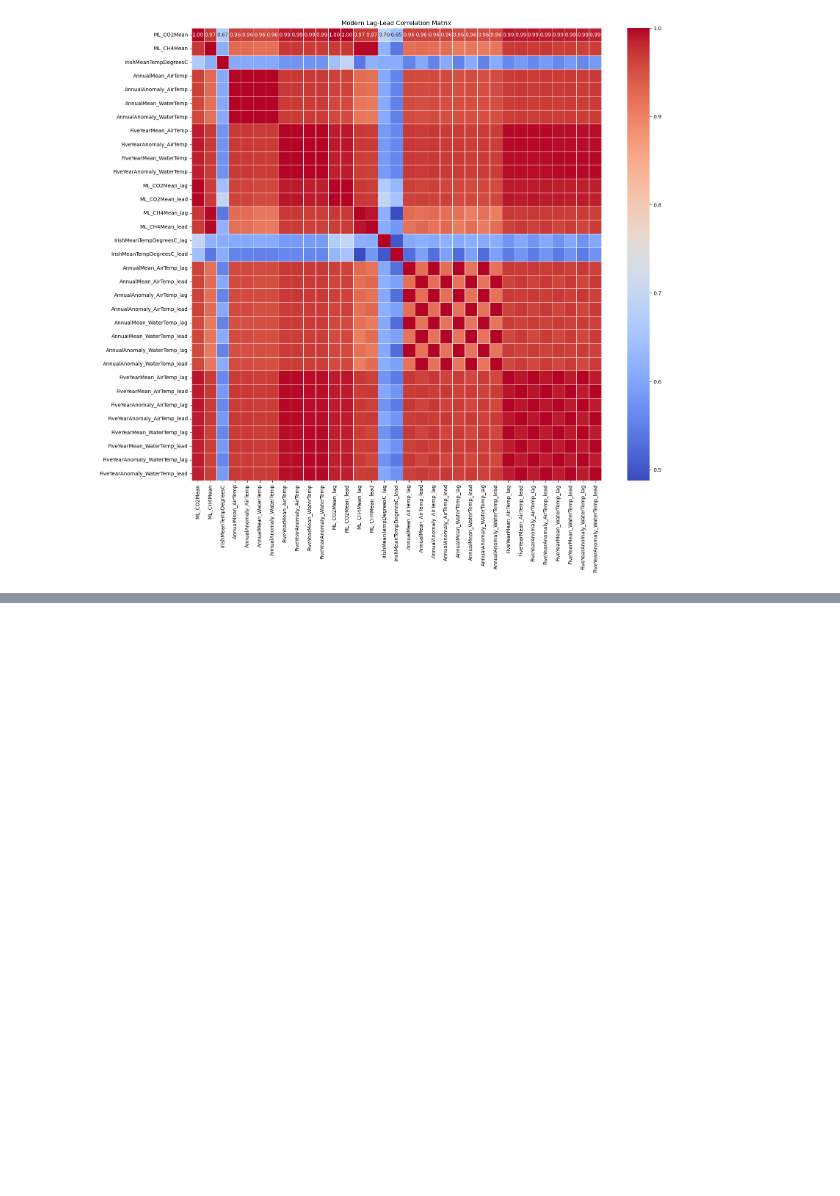
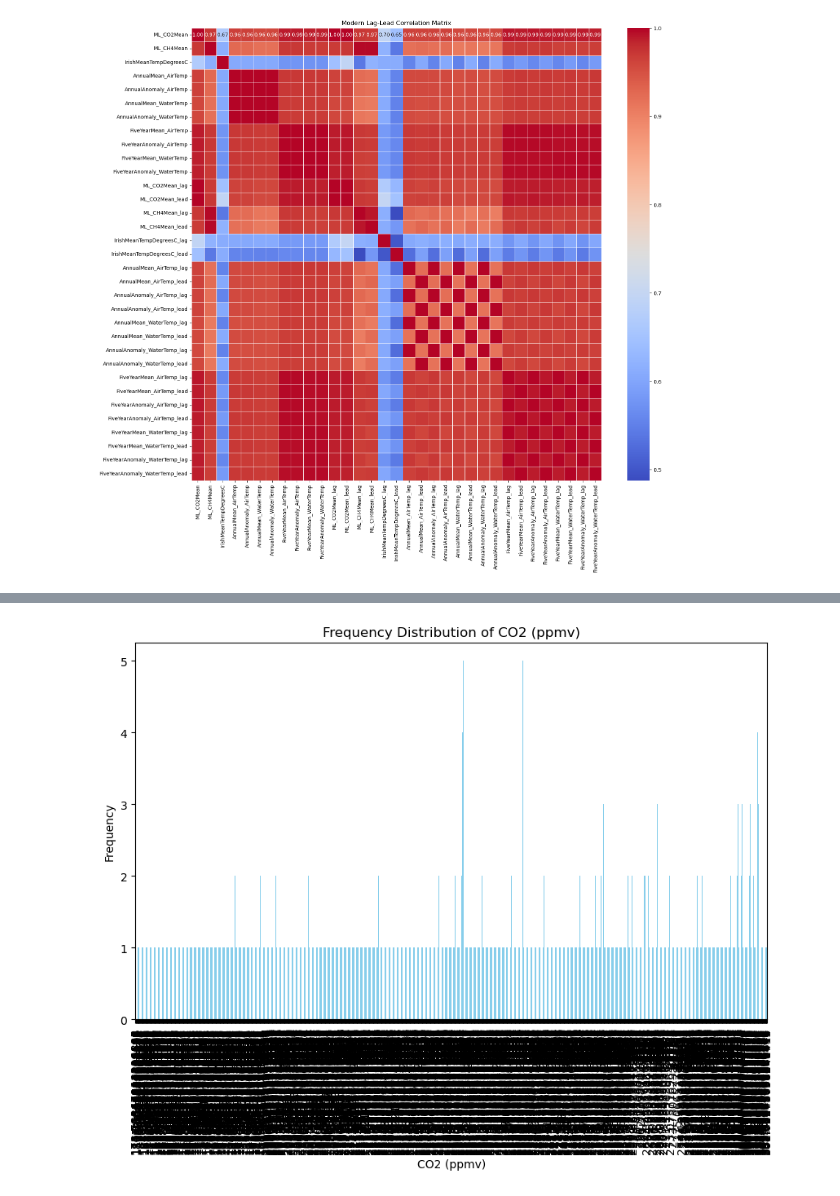
Before and after one commit to turps-pc90/PfDA_ClimateProject, a Jupyter notebook: project.ipynb, the cells around one changed output, grey strips where cells are left out. Saved outputs shown, nothing was run; the diff lists cells and outputs as text; code cells hidden in the pictures; blank space fills up the shorter version.

Commit message:
Frequency analysis done on ice core data and more recent mean temperatures

```diff
--- a/project.ipynb
+++ b/project.ipynb
@@ -1328,0 +1333,13 @@ The CO2 and CH4 records show a strong correlation with the global mean temperatu
+# %%
+# Focusing on first column 'CO2 (ppmv)'
+co2_frequency = composite['CO2 (ppmv)'].value_counts()
+
+# Plotting the frequency distribution
+plt.figure(figsize=(10, 6))
+co2_frequency.sort_index().plot(kind='bar', color='skyblue')
+plt.title('Frequency Distribution of CO2 (ppmv)')
+plt.xlabel('CO2 (ppmv)')
+plt.ylabel('Frequency')
+plt.show()
+# %% [output]
+[figure, added]
```
Also changed, not shown: parts of 59 cells of this notebook.
